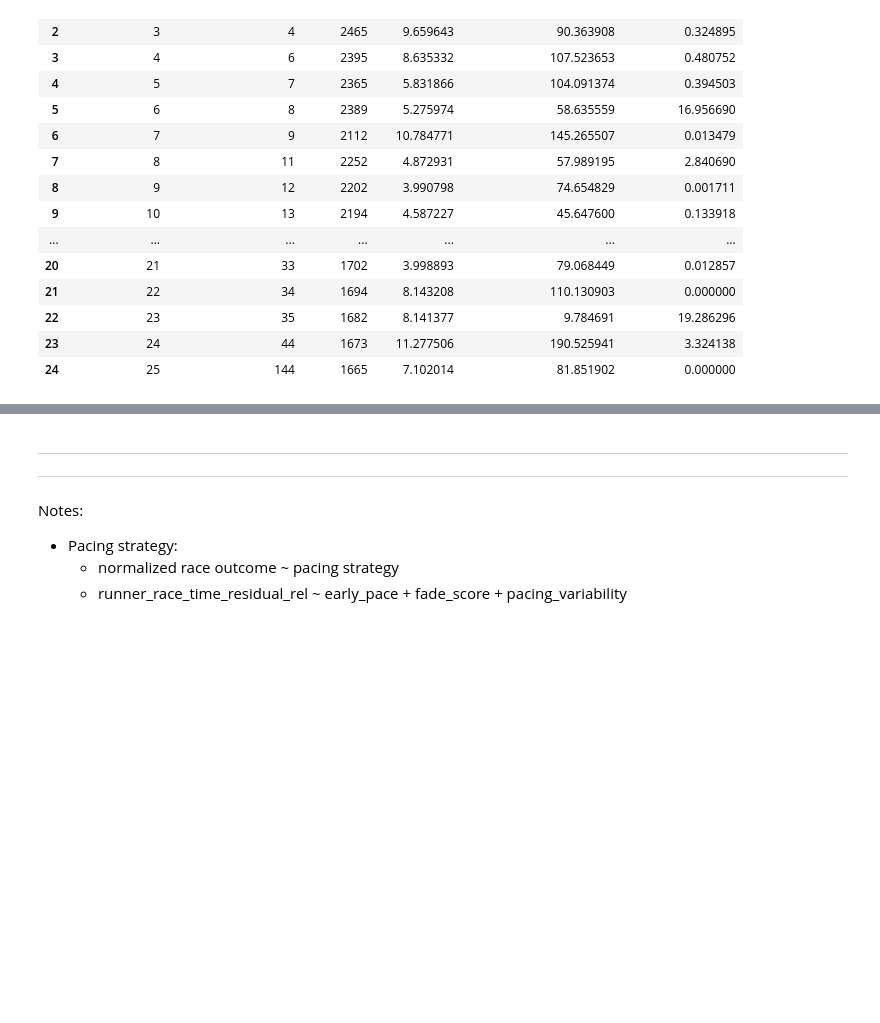
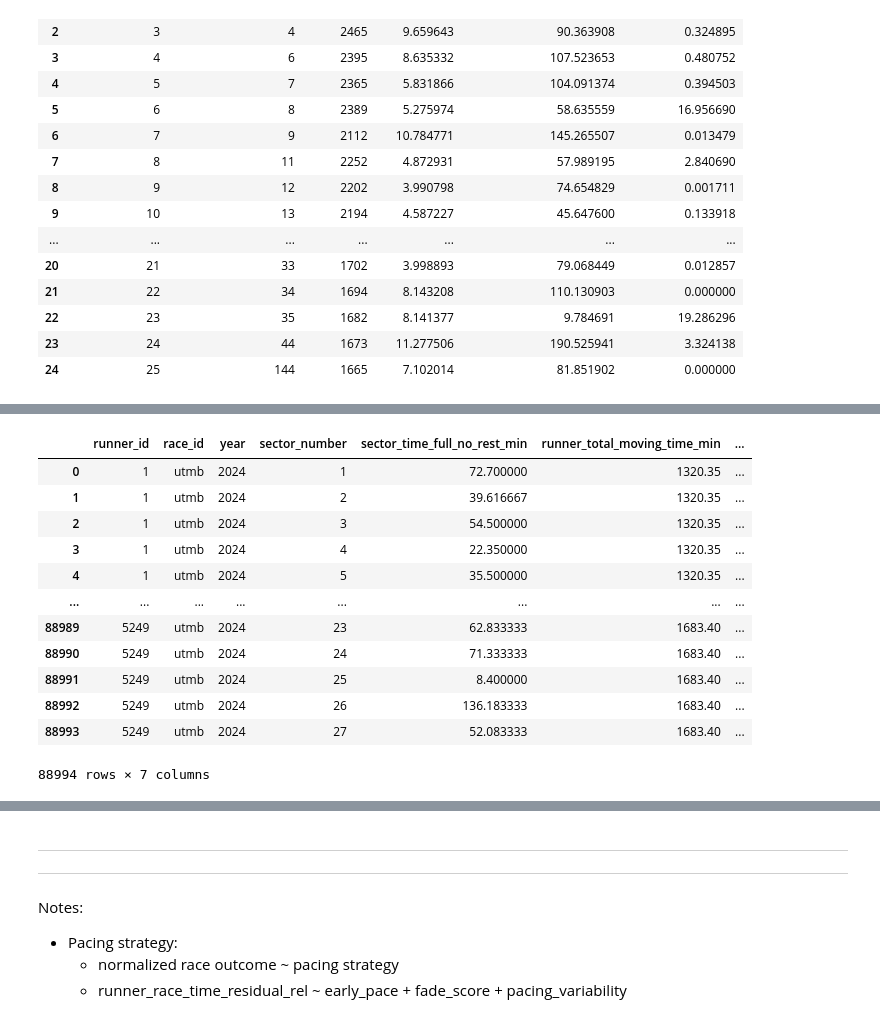
Before and after one commit to 1312Bravo/Path-To-UTMB, a Jupyter notebook: pacing_strategy/research.ipynb, the cells around one changed output, grey strips where cells are left out. Cells and saved outputs as stored; diff of their text form; code cells hidden in the pictures; blank space fills up the shorter version.

```diff
--- a/pacing_strategy/research.ipynb
+++ b/pacing_strategy/research.ipynb
@@ -846,0 +919,50 @@ Race/Year: utmb / 2025
+# %%
+# Sector pacing Shares
+
+runner_race_sector_data_finisher_df = (
+    runner_race_sector_data_finisher_df
+    .assign(
+        # Total moving time for each runner
+        runner_total_moving_time_min = lambda df: (
+            df.groupby("runner_id")["sector_time_full_no_rest_min"].transform("sum")
+        ),
+
+        # Runner-relative sector allocation
+        sector_pacing_absolute = lambda df: (
+            df["sector_time_full_no_rest_min"] / df["runner_total_moving_time_min"]
+        ),
+    )
+)
+
+# Check
+assert np.isclose(
+    runner_race_sector_data_finisher_df.groupby("runner_id")["sector_pacing_absolute"].sum(),
+    1,
+    atol = 1e-6
+).all(), "sector_pacing_absolute does not sum to 1 for every runner."
+
+display(
+    runner_race_sector_data_finisher_df[[
+            "runner_id",
+            "race_id",
+            "year",
+            "sector_number",
+            "sector_time_full_no_rest_min",
+            "runner_total_moving_time_min",
+            "sector_pacing_absolute",
+    ]]
+)
+# %% [output]
+|  | runner_id | race_id | year | sector_number | sector_time_full_no_rest_min | runner_total_moving_time_min | ... |
+| 0 | 1 | utmb | 2024 | 1 | 72.700000 | 1320.35 | ... |
+| 1 | 1 | utmb | 2024 | 2 | 39.616667 | 1320.35 | ... |
+| 2 | 1 | utmb | 2024 | 3 | 54.500000 | 1320.35 | ... |
+| 3 | 1 | utmb | 2024 | 4 | 22.350000 | 1320.35 | ... |
+| 4 | 1 | utmb | 2024 | 5 | 35.500000 | 1320.35 | ... |
+| ... | ... | ... | ... | ... | ... | ... | ... |
+| 88989 | 5249 | utmb | 2024 | 23 | 62.833333 | 1683.40 | ... |
+| 88990 | 5249 | utmb | 2024 | 24 | 71.333333 | 1683.40 | ... |
+| 88991 | 5249 | utmb | 2024 | 25 | 8.400000 | 1683.40 | ... |
+| 88992 | 5249 | utmb | 2024 | 26 | 136.183333 | 1683.40 | ... |
+| 88993 | 5249 | utmb | 2024 | 27 | 52.083333 | 1683.40 | ... |
+88994 rows × 7 columns
```
Also changed, not shown: parts of 12 cells of this notebook, 1 other file.
